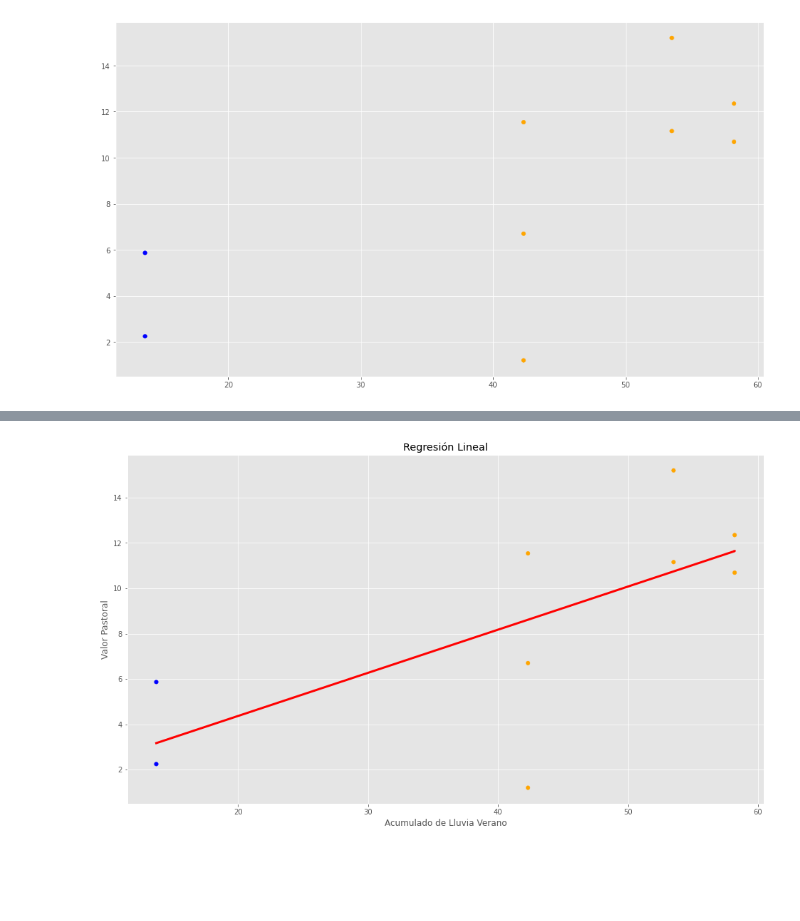
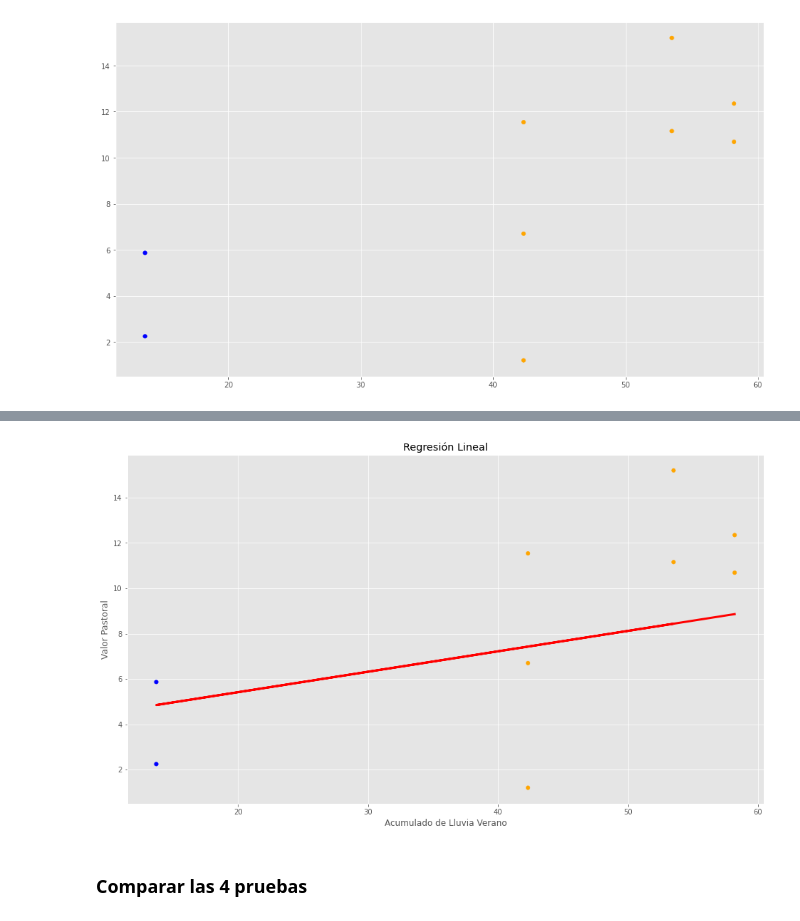
Before and after one commit to LucilaAllende/datos-tesina-2021, a Jupyter notebook: Cuadernos Jupyter/Forraje/Análisis Forraje RL.ipynb, the cells around one changed output, grey strips where cells are left out. Saved outputs shown, nothing was run; the diff lists cells and outputs as text; code cells hidden in the pictures; blank space fills up the shorter version.

```diff
--- a/Cuadernos Jupyter/Forraje/Análisis Forraje RL.ipynb
+++ b/Cuadernos Jupyter/Forraje/Análisis Forraje RL.ipynb
@@ -526,8 +691,10 @@ plt.show()
 # %%
 # Asignamos nuestra variable de entrada X para entrenamiento y las etiquetas Y.
 dataX =df[["acum_verano"]]
-X_train = np.array(dataX)
-y_train = df['fn_valor_pastoral'].values
+X = np.array(dataX)
+y = df['fn_valor_pastoral'].values
+
+X_train, X_test, y_train, y_test = train_test_split(X, y, test_size=0.4)
 
 # Creamos el objeto de Regresión Linear
 regr = linear_model.LinearRegression()
@@ -536,21 +703,24 @@ regr = linear_model.LinearRegression()
 regr.fit(X_train, y_train)
 
 # Hacemos las predicciones que en definitiva una línea (en este caso, al ser 2D)
-y_pred = regr.predict(X_train)
+y_pred = regr.predict(X_test)
 
-print('Precisión del modelo:')
+print('Precisión del modelo entrenamiento:')
 print(str(round(regr.score(X_train, y_train),4))+'%')
 
+print('Precisión del modelo test:')
+print(str(round(regr.score(X_test, y_test),4))+'%')
+
 print('Varianza Explicada:')
-print(str(round(explained_variance_score(y_train, y_pred),4)))
+print(str(round(explained_variance_score(y_test, y_pred),4)))
 print('MAE:')
-print(str(round(mean_absolute_error(y_train, y_pred),4)))
+print(str(round(mean_absolute_error(y_test, y_pred),4)))
 print('MSE:')
-print(str(round(mean_squared_error(y_train, y_pred),4)))
+print(str(round(mean_squared_error(y_test, y_pred),4)))
 print('RMSE:')
-print(str(np.sqrt(round(mean_squared_error(y_train, y_pred),4))))
+print(str(round(np.sqrt(round(mean_squared_error(y_test, y_pred),4)),4)))
 print('R2:')
-print(str(round(r2_score(y_train, y_pred),4)))
+print(str(round(r2_score(y_test, y_pred),4)))
 
 # Veamos los coeficienetes obtenidos, En nuestro caso, serán la Tangente
 print('Coefficients: \n', regr.coef_)
@@ -584,11 +784,13 @@ Independent term:
 # %%
-plt.scatter(X_train[:,0], y_train,  c=asignar, s=tamanios[0])
-plt.plot(X_train[:,0], y_pred, color='red', linewidth=3)
+plt.scatter(X[:,0], y,  c=asignar, s=tamanios[0])
+plt.plot(X_test[:,0], y_pred, color='red', linewidth=3)
 
 plt.xlabel('Acumulado de Lluvia Verano')
 plt.ylabel('Valor Pastoral')
 plt.title('Regresión Lineal')
 
 plt.show()
 # %% [output]
-[figure, old version]
+[figure, new version]
+# %% [markdown]
+### Comparar las 4 pruebas
```
Also changed, not shown: parts of 59 cells of this notebook, 1 other file.
